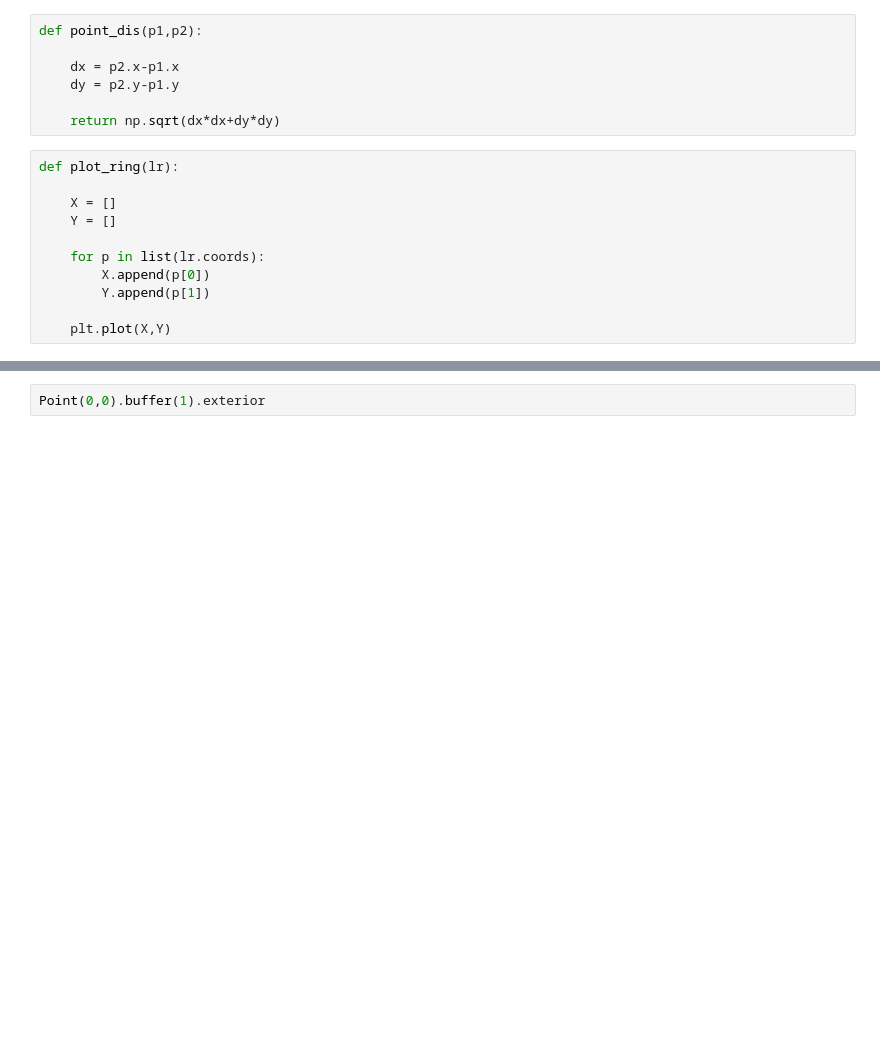
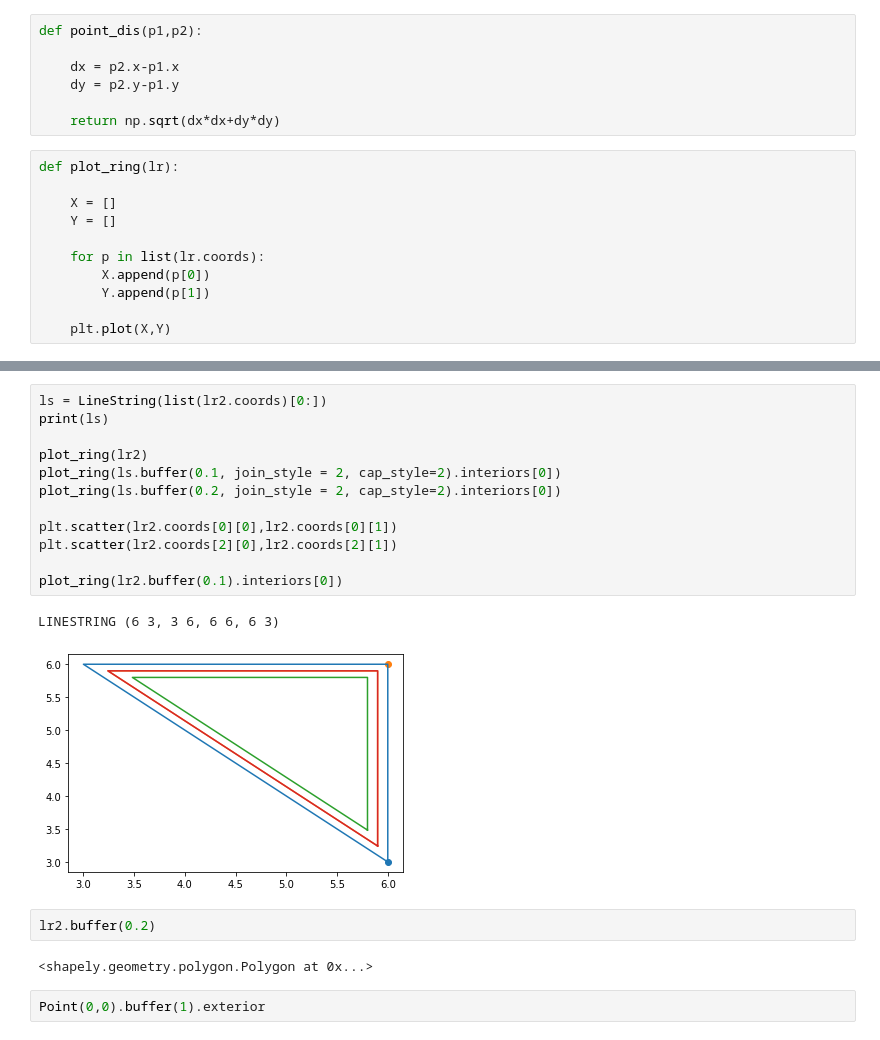
Before and after one commit to ejbosia/Fermat-Spirals, a Jupyter notebook: Shapley Tests.ipynb, the cells around one changed output, grey strips where cells are left out. Drawn from its saved outputs; the diff is of its cells as text; blank space fills up the shorter version.

```diff
--- a/Shapley Tests.ipynb
+++ b/Shapley Tests.ipynb
@@ -72,3 +64,22 @@ LINESTRING (0 0, 0 10, 10 10, 10 0, 0 0)
+# %%
+ls = LineString(list(lr2.coords)[0:])
+print(ls)
+
+plot_ring(lr2)
+plot_ring(ls.buffer(0.1, join_style = 2, cap_style=2).interiors[0])
+plot_ring(ls.buffer(0.2, join_style = 2, cap_style=2).interiors[0])
+
+plt.scatter(lr2.coords[0][0],lr2.coords[0][1])
+plt.scatter(lr2.coords[2][0],lr2.coords[2][1])
+
+plot_ring(lr2.buffer(0.1).interiors[0])
+# %% [output]
+LINESTRING (6 3, 3 6, 6 6, 6 3)
+[figure, added]
+# %%
+lr2.buffer(0.2)
+# %% [output]
+<shapely.geometry.polygon.Polygon at 0x...>
 # %%
 Point(0,0).buffer(1).exterior
 # %% [output]
```
Also changed, not shown: parts of 2 cells of this notebook, 2 other files.
